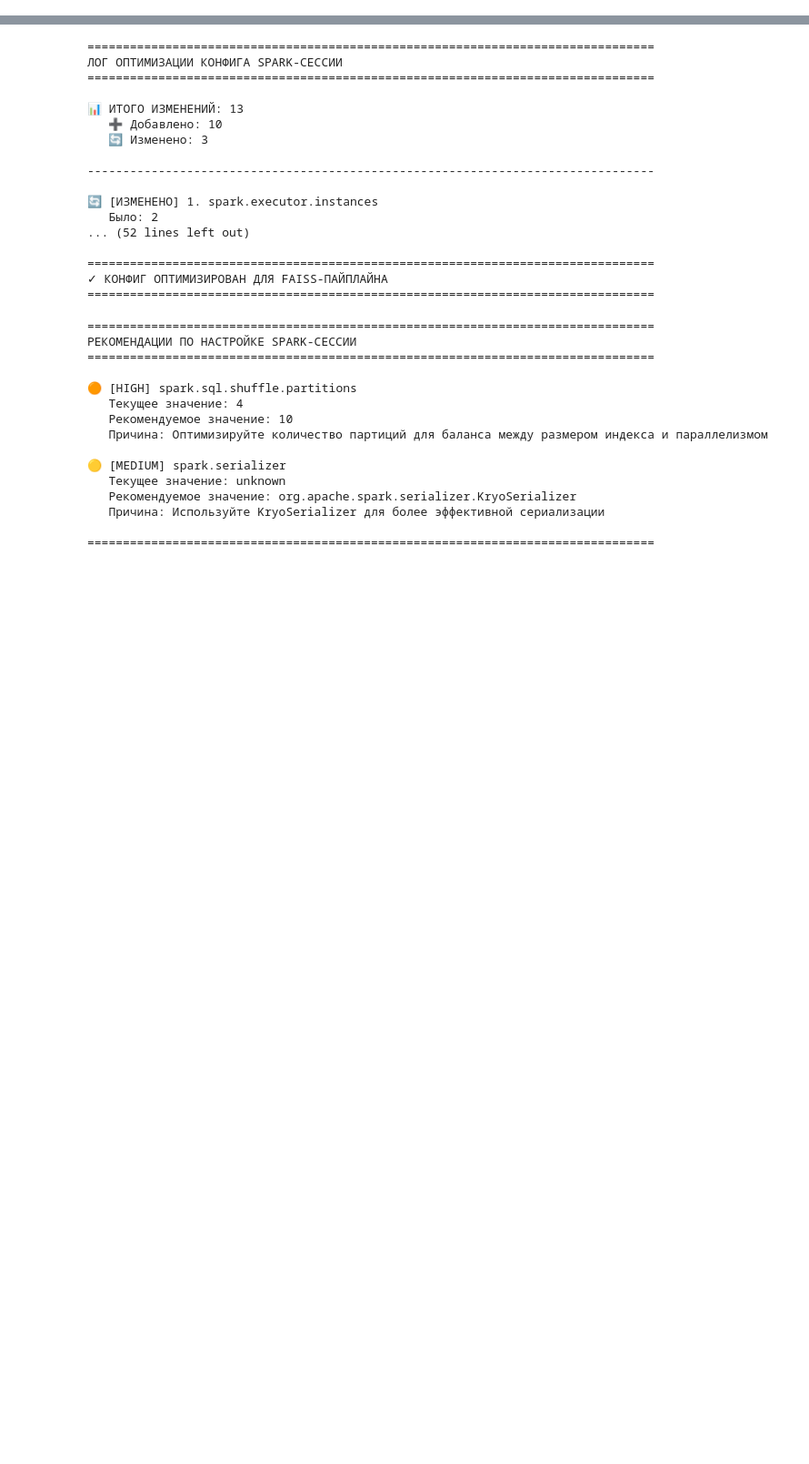
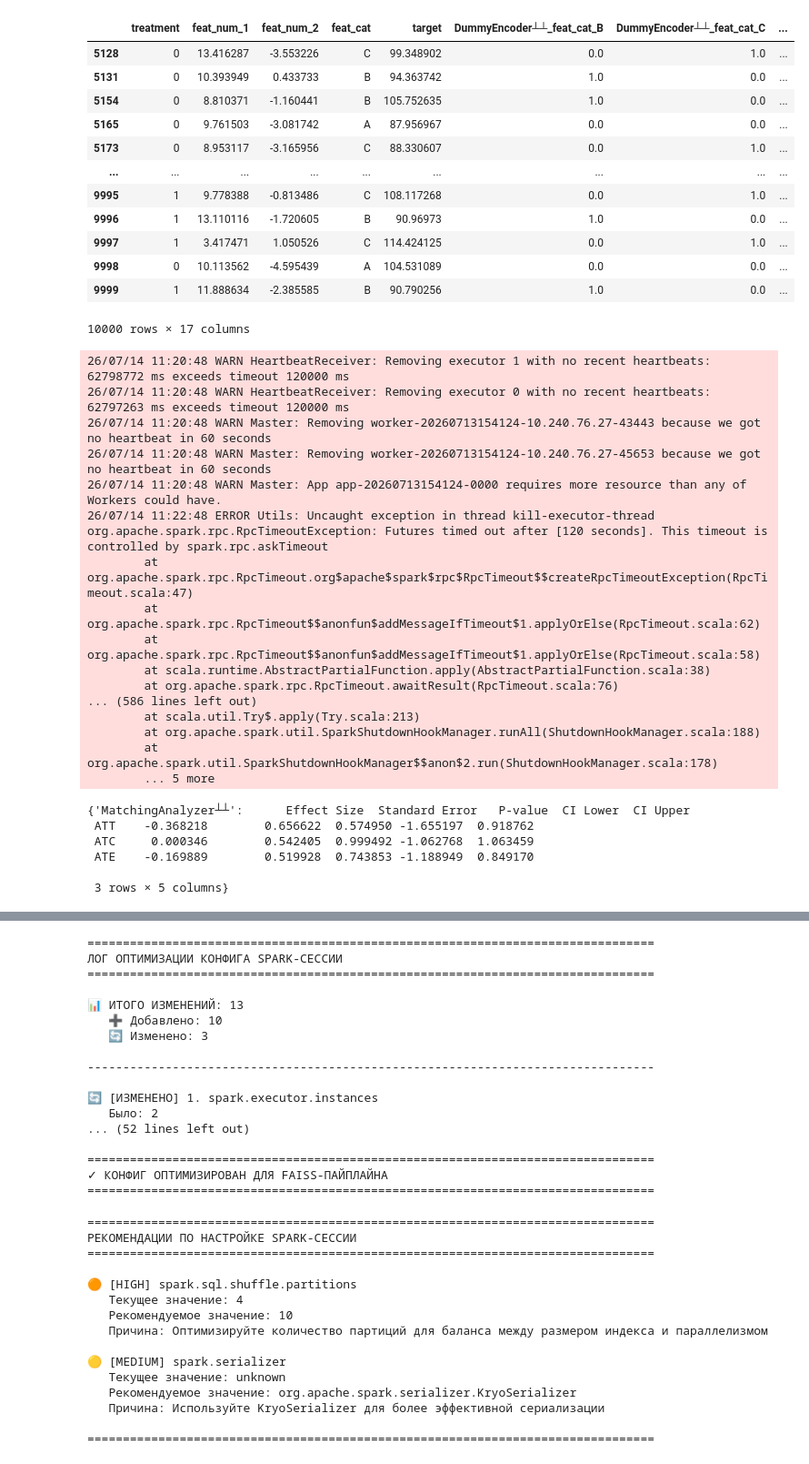
Before and after one commit to sb-ai-lab/HypEx, a Jupyter notebook: perfomance_mathcing.ipynb, the cells around one changed output, grey strips where cells are left out. Shown at 91% size. Saved outputs shown, nothing was run; the diff lists cells and outputs as text; code cells hidden in the pictures; blank space fills up the shorter version.

```diff
--- a/perfomance_mathcing.ipynb
+++ b/perfomance_mathcing.ipynb
@@ -177,0 +691,42 @@ session = (
+# %%
+spark_result.ds
+# %% [output]
+|  | treatment | feat_num_1 | feat_num_2 | feat_cat | target | DummyEncoder┴┴_feat_cat_B | DummyEncoder┴┴_feat_cat_C | ... |
+| 5128 | 0 | 13.416287 | -3.553226 | C | 99.348902 | 0.0 | 1.0 | ... |
+| 5131 | 0 | 10.393949 | 0.433733 | B | 94.363742 | 1.0 | 0.0 | ... |
+| 5154 | 0 | 8.810371 | -1.160441 | B | 105.752635 | 1.0 | 0.0 | ... |
+| 5165 | 0 | 9.761503 | -3.081742 | A | 87.956967 | 0.0 | 0.0 | ... |
+| 5173 | 0 | 8.953117 | -3.165956 | C | 88.330607 | 0.0 | 1.0 | ... |
+| ... | ... | ... | ... | ... | ... | ... | ... | ... |
+| 9995 | 1 | 9.778388 | -0.813486 | C | 108.117268 | 0.0 | 1.0 | ... |
+| 9996 | 1 | 13.110116 | -1.720605 | B | 90.96973 | 1.0 | 0.0 | ... |
+| 9997 | 1 | 3.417471 | 1.050526 | C | 114.424125 | 0.0 | 1.0 | ... |
+| 9998 | 0 | 10.113562 | -4.595439 | A | 104.531089 | 0.0 | 0.0 | ... |
+| 9999 | 1 | 11.888634 | -2.385585 | B | 90.790256 | 1.0 | 0.0 | ... |
+10000 rows × 17 columns
+26/07/14 11:20:48 WARN HeartbeatReceiver: Removing executor 1 with no recent heartbeats: 62798772 ms exceeds timeout 120000 ms
+26/07/14 11:20:48 WARN HeartbeatReceiver: Removing executor 0 with no recent heartbeats: 62797263 ms exceeds timeout 120000 ms
+26/07/14 11:20:48 WARN Master: Removing worker-20260713154124-10.240.76.27-43443 because we got no heartbeat in 60 seconds
+26/07/14 11:20:48 WARN Master: Removing worker-20260713154124-10.240.76.27-45653 because we got no heartbeat in 60 seconds
+26/07/14 11:20:48 WARN Master: App app-20260713154124-0000 requires more resource than any of Workers could have.
+26/07/14 11:22:48 ERROR Utils: Uncaught exception in thread kill-executor-thread
+org.apache.spark.rpc.RpcTimeoutException: Futures timed out after [120 seconds]. This timeout is controlled by spark.rpc.askTimeout
+        at org.apache.spark.rpc.RpcTimeout.org$apache$spark$rpc$RpcTimeout$$createRpcTimeoutException(RpcTimeout.scala:47)
+        at org.apache.spark.rpc.RpcTimeout$$anonfun$addMessageIfTimeout$1.applyOrElse(RpcTimeout.scala:62)
+        at org.apache.spark.rpc.RpcTimeout$$anonfun$addMessageIfTimeout$1.applyOrElse(RpcTimeout.scala:58)
+        at scala.runtime.AbstractPartialFunction.apply(AbstractPartialFunction.scala:38)
+        at org.apache.spark.rpc.RpcTimeout.awaitResult(RpcTimeout.scala:76)
+... (586 lines left out)
+        at scala.util.Try$.apply(Try.scala:213)
+        at org.apache.spark.util.SparkShutdownHookManager.runAll(ShutdownHookManager.scala:188)
+        at org.apache.spark.util.SparkShutdownHookManager$$anon$2.run(ShutdownHookManager.scala:178)
+        ... 5 more
+# %%
+spark_result.analysis_tables
+# %% [output]
+{'MatchingAnalyzer┴┴':      Effect Size  Standard Error   P-value  CI Lower  CI Upper
+ ATT    -0.368218        0.656622  0.574950 -1.655197  0.918762
+ ATC     0.000346        0.542405  0.999492 -1.062768  1.063459
+ ATE    -0.169889        0.519928  0.743853 -1.188949  0.849170
+
+ 3 rows × 5 columns}
```
Also changed, not shown: parts of 42 cells of this notebook.
